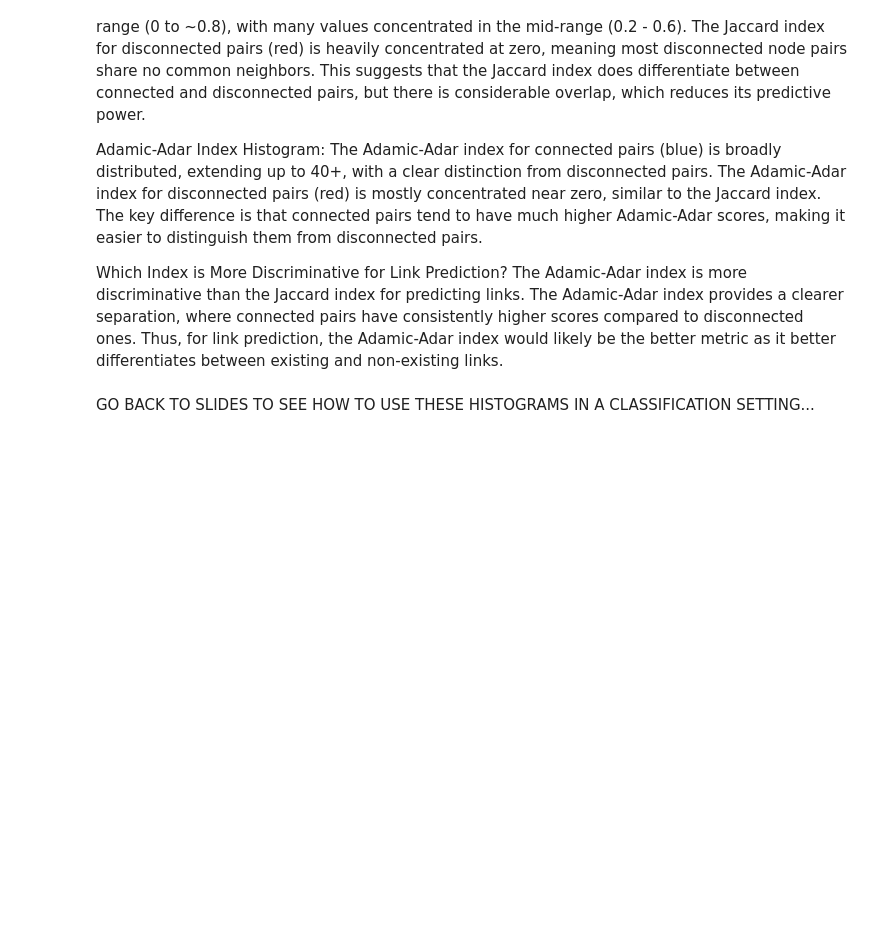
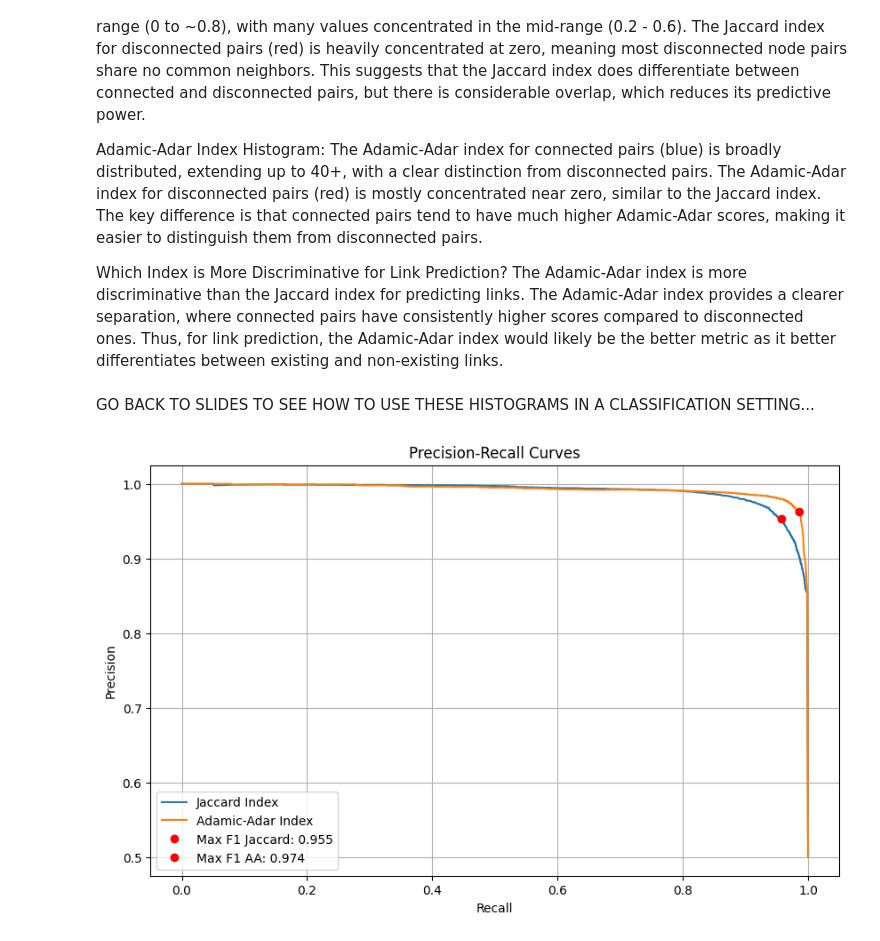
Before and after one commit to vmpreciado/NETS3120, a Jupyter notebook: FBClustering.ipynb, the cells around one changed output. Cells and saved outputs as stored; diff of their text form; code cells hidden in the pictures; blank space fills up the shorter version.

```diff
--- a/FBClustering.ipynb
+++ b/FBClustering.ipynb
@@ -140,3 +140,98 @@ Adamic-Adar Index Histogram: The Adamic-Adar index for connected pairs (blue) is
 Which Index is More Discriminative for Link Prediction? The Adamic-Adar index is more discriminative than the Jaccard index for predicting links. The Adamic-Adar index provides a clearer separation, where connected pairs have consistently higher scores compared to disconnected ones. Thus, for link prediction, the Adamic-Adar index would likely be the better metric as it better differentiates between existing and non-existing links.
 # %% [markdown]
 GO BACK TO SLIDES TO SEE HOW TO USE THESE HISTOGRAMS IN A CLASSIFICATION SETTING...
+# %%
+import numpy as np
+from sklearn.metrics import precision_recall_curve
+import matplotlib.pyplot as plt
+
+# Calculate priors based on network density
+n_nodes = FB.number_of_nodes()
+total_possible_pairs = n_nodes * (n_nodes-1) / 2
+prior_connected = FB.number_of_edges() / total_possible_pairs
+prior_disconnected = 1 - prior_connected
+
+# Fit distributions to likelihood ratios
+def fit_likelihood_ratio(connected_vals, disconnected_vals, bins=50):
+   hist_conn, bins = np.histogram(connected_vals, bins=bins, density=True)
+   hist_disconn, _ = np.histogram(disconnected_vals, bins=bins, density=True)
+   # Add small constant to avoid division by zero
+   likelihood_ratio = (hist_conn + 1e-10) / (hist_disconn + 1e-10)
+   bin_centers = (bins[:-1] + bins[1:]) / 2
+   return bin_centers, likelihood_ratio
+
+# Calculate likelihood ratios for both metrics
+jaccard_bins, jaccard_lr = fit_likelihood_ratio(connected_jaccard, disconnected_jaccard)
+aa_bins, aa_lr = fit_likelihood_ratio(connected_adamic_adar, disconnected_adamic_adar)
+
+# Make predictions and calculate metrics
+def evaluate_predictions(values, threshold, true_connected):
+   predictions = values >= threshold
+   true_pos = np.sum(predictions & true_connected)
+   false_pos = np.sum(predictions & ~true_connected)
+   false_neg = np.sum(~predictions & true_connected)
+
+   precision = true_pos / (true_pos + false_pos)
+   recall = true_pos / (true_pos + false_neg)
+   f1 = 2 * (precision * recall) / (precision + recall)
+   return precision, recall, f1
+
+# Combine all scores and true labels
+all_jaccard = np.concatenate([connected_jaccard, disconnected_jaccard])
+all_aa = np.concatenate([connected_adamic_adar, disconnected_adamic_adar])
+true_labels = np.concatenate([np.ones(len(connected_jaccard)),
+                           np.zeros(len(disconnected_jaccard))])
+
+# Calculate precision-recall curves
+prec_j, rec_j, thresh_j = precision_recall_curve(true_labels, all_jaccard)
+prec_aa, rec_aa, thresh_aa = precision_recall_curve(true_labels, all_aa)
+
+# Calculate F1 scores
+f1_j = 2 * (prec_j[:-1] * rec_j[:-1]) / (prec_j[:-1] + rec_j[:-1])
+f1_aa = 2 * (prec_aa[:-1] * rec_aa[:-1]) / (prec_aa[:-1] + rec_aa[:-1])
+
+# Find optimal points
+max_f1_j_idx = np.argmax(f1_j)
+max_f1_aa_idx = np.argmax(f1_aa)
+
+# Plot precision-recall curves
+plt.figure(figsize=(10, 6))
+plt.plot(rec_j, prec_j, label='Jaccard Index')
+plt.plot(rec_aa, prec_aa, label='Adamic-Adar Index')
+
+# Plot optimal points
+plt.plot(rec_j[max_f1_j_idx], prec_j[max_f1_j_idx], 'ro',
+        label=f'Max F1 Jaccard: {f1_j[max_f1_j_idx]:.3f}')
+plt.plot(rec_aa[max_f1_aa_idx], prec_aa[max_f1_aa_idx], 'ro',
+        label=f'Max F1 AA: {f1_aa[max_f1_aa_idx]:.3f}')
+
+plt.xlabel('Recall')
+plt.ylabel('Precision')
+plt.title('Precision-Recall Curves')
+plt.legend()
+plt.grid(True)
+plt.show()
+
+# Get optimal thresholds
+optimal_thresh_j = thresh_j[max_f1_j_idx]
+optimal_thresh_aa = thresh_aa[max_f1_aa_idx]
+
+print("Optimal thresholds:")
+print(f"Jaccard: {optimal_thresh_j:.4f}")
+print(f"Adamic-Adar: {optimal_thresh_aa:.4f}")
+
+# Print performance metrics at optimal thresholds
+print("\nPerformance at optimal thresholds:")
+print("Jaccard:")
+prec_j_opt, rec_j_opt, f1_j_opt = evaluate_predictions(all_jaccard, optimal_thresh_j, true_labels.astype(bool))
+print(f"Precision: {prec_j_opt:.4f}")
+print(f"Recall: {rec_j_opt:.4f}")
+print(f"F1: {f1_j_opt:.4f}")
+
+print("\nAdamic-Adar:")
+prec_aa_opt, rec_aa_opt, f1_aa_opt = evaluate_predictions(all_aa, optimal_thresh_aa, true_labels.astype(bool))
+print(f"Precision: {prec_aa_opt:.4f}")
+print(f"Recall: {rec_aa_opt:.4f}")
+print(f"F1: {f1_aa_opt:.4f}")
+# %% [output]
+[figure, added]
```
Also changed, not shown: parts of 2 cells of this notebook.
